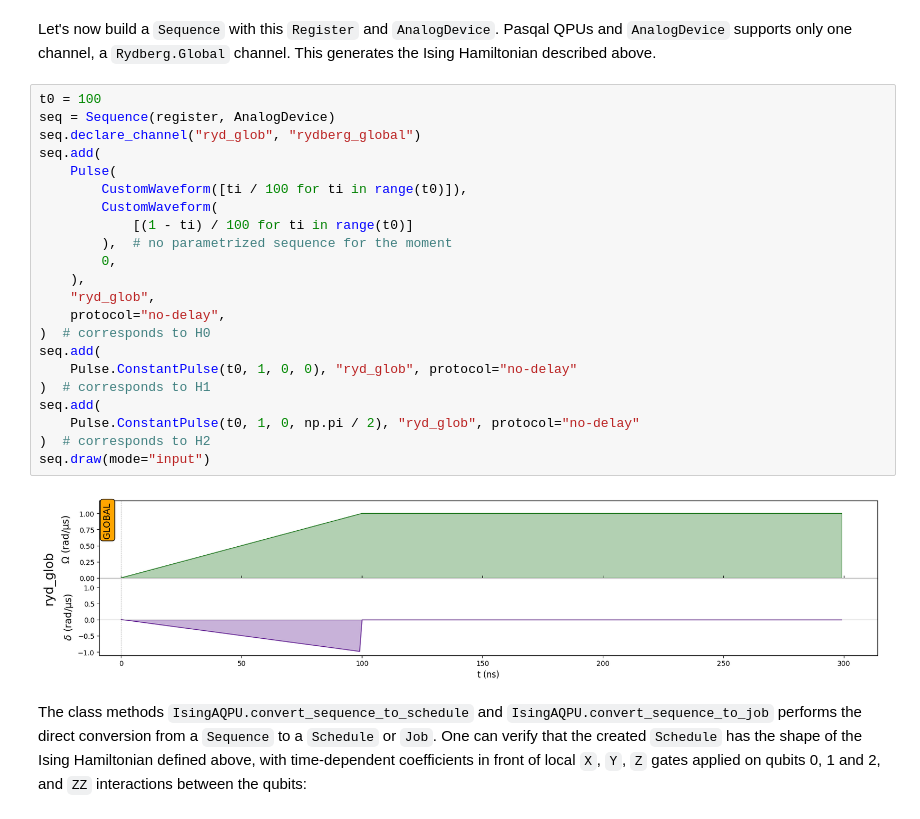
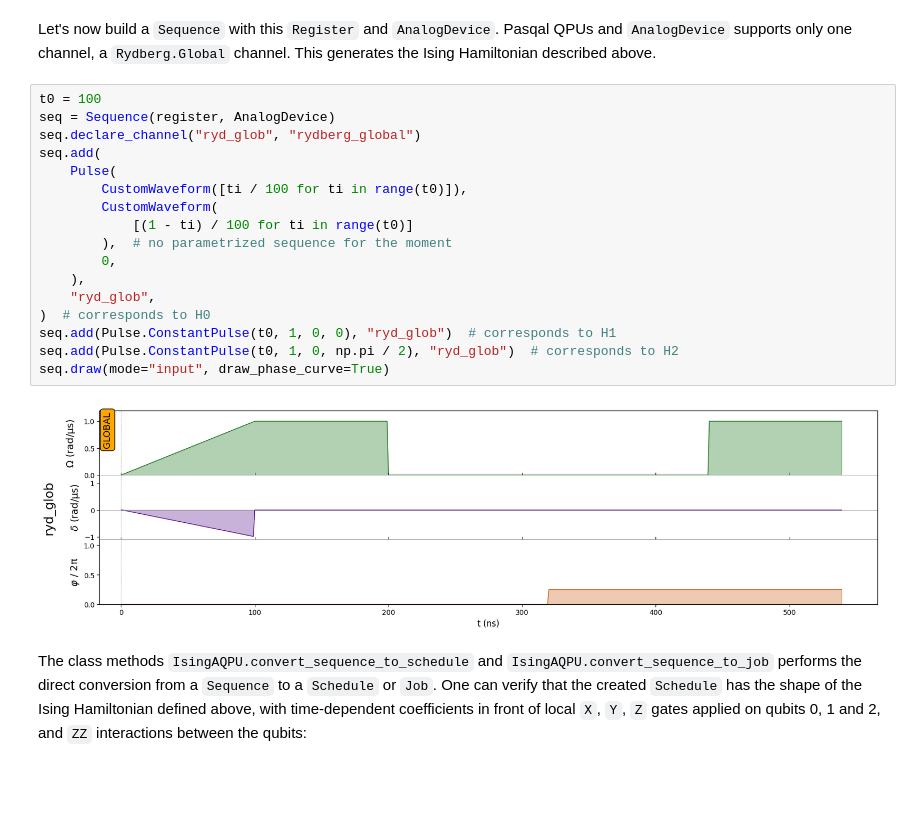
Before and after one commit to pasqal-io/Pulser-myQLM, a Jupyter notebook: tutorials/pulser-myqlm.ipynb, the cells around one changed output. Cells and saved outputs as stored; diff of their text form; blank space fills up the shorter version.

Commit message:
Display phase in sequence

```diff
--- a/tutorials/pulser-myqlm.ipynb
+++ b/tutorials/pulser-myqlm.ipynb
@@ -54,27 +54,22 @@ Let's now build a `Sequence` with this `Register` and `AnalogDevice`. Pasqal QPU
 # %%
 t0 = 100
 seq = Sequence(register, AnalogDevice)
 seq.declare_channel("ryd_glob", "rydberg_global")
 seq.add(
     Pulse(
         CustomWaveform([ti / 100 for ti in range(t0)]),
         CustomWaveform(
             [(1 - ti) / 100 for ti in range(t0)]
         ),  # no parametrized sequence for the moment
         0,
     ),
     "ryd_glob",
-    protocol="no-delay",
 )  # corresponds to H0
-seq.add(
-    Pulse.ConstantPulse(t0, 1, 0, 0), "ryd_glob", protocol="no-delay"
-)  # corresponds to H1
-seq.add(
-    Pulse.ConstantPulse(t0, 1, 0, np.pi / 2), "ryd_glob", protocol="no-delay"
-)  # corresponds to H2
-seq.draw(mode="input")
+seq.add(Pulse.ConstantPulse(t0, 1, 0, 0), "ryd_glob")  # corresponds to H1
+seq.add(Pulse.ConstantPulse(t0, 1, 0, np.pi / 2), "ryd_glob")  # corresponds to H2
+seq.draw(mode="input", draw_phase_curve=True)
 # %% [output]
-[figure, old version]
+[figure, new version]
 # %% [markdown]
 The class methods `IsingAQPU.convert_sequence_to_schedule` and `IsingAQPU.convert_sequence_to_job` performs the direct conversion from a `Sequence` to a `Schedule` or `Job`. One can verify that the created `Schedule` has the shape of the Ising Hamiltonian defined above, with time-dependent coefficients in front of local `X`, `Y`, `Z` gates applied on qubits 0, 1 and 2, and `ZZ` interactions between the qubits:
 # %%
```
Also changed, not shown: parts of 6 cells of this notebook.
